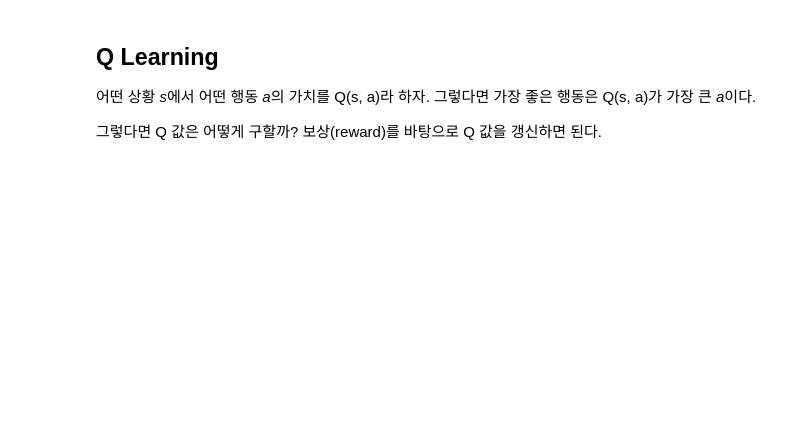
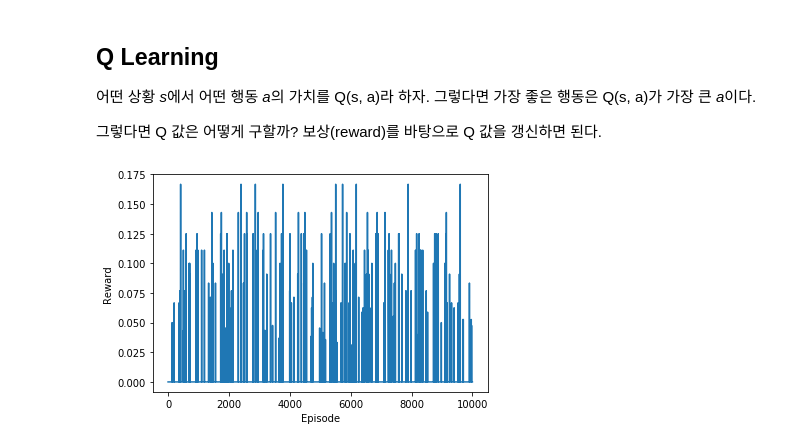
Before and after one commit to HanyangTechAI/RL_2020, a Jupyter notebook: lab01_introduction_to_reinforcement_learning_with_openaI_gym/1. Introduction to Reinforcement Learning with OpenAI Gym.ipynb, the cells around one changed output. Cells and saved outputs as stored; diff of their text form; code cells hidden in the pictures; blank space fills up the shorter version.

```diff
--- a/lab01_introduction_to_reinforcement_learning_with_openaI_gym/1. Introduction to Reinforcement Learning with OpenAI Gym.ipynb
+++ b/lab01_introduction_to_reinforcement_learning_with_openaI_gym/1. Introduction to Reinforcement Learning with OpenAI Gym.ipynb
@@ -199,13 +203,13 @@ class Agent:
     self.epsilon = 0.9
 
     # Q(s, a)를 담아둔 테이블이다
-    self.q_table = defaultdict(lambda: [0., 0., 0., 0.])
+    self.q_table = defaultdict(lambda: [0. for _ in range(actions.n)])
 
   # state를 받아 할 행동을 구하는 메소드
   def get_action(self, state):
     if random.random() < self.epsilon:
       # 일정한 확률로 임의의 행동을 한다.
-      return random.choice(self.actions)
+      return self.actions.sample()
     else:
       q_values = self.q_table[state]
       return arg_max(q_values)
@@ -216,3 +220,43 @@ class Agent:
     q2 = reward + self.discount_factor * max(self.q_table[next_state])
 
     self.q_table[state][action] += self.learning_rate * (q2 - q1)
+# %%
+# 위에서 만든 에이전트를 바탕으로 학습을 시켜보자.
+env = gym.make('FrozenLake-v0')
+agent = Agent(env.action_space)
+
+# 시간에 따른 보상의 변화를 보기 위해 받은 보상을 저장해두자.
+rewards = []
+
+# 1000 에피소드를 수행한다.
+for episode in range(1, 10000 + 1):
+  state = env.reset()
+
+  episode_rewards = []
+  while True:
+    action = agent.get_action(state)
+    next_state, reward, done, _ = env.step(action)
+
+    agent.train(state, action, reward, next_state)
+    state = next_state
+
+    episode_rewards.append(reward)
+
+    if done:
+      break
+
+  rewards.append(sum(episode_rewards) / len(episode_rewards))
+# %%
+# 이제 그래프를 그려보자
+import matplotlib.pyplot as plt
+%matplotlib inline
+
+X = [i for i in range(1, 10000 + 1)]
+
+plt.plot(X, rewards)
+plt.xlabel('Episode')
+plt.ylabel('Reward')
+
+plt.show()
+# %% [output]
+[figure, added]
```
Also changed, not shown: parts of 4 cells of this notebook.
